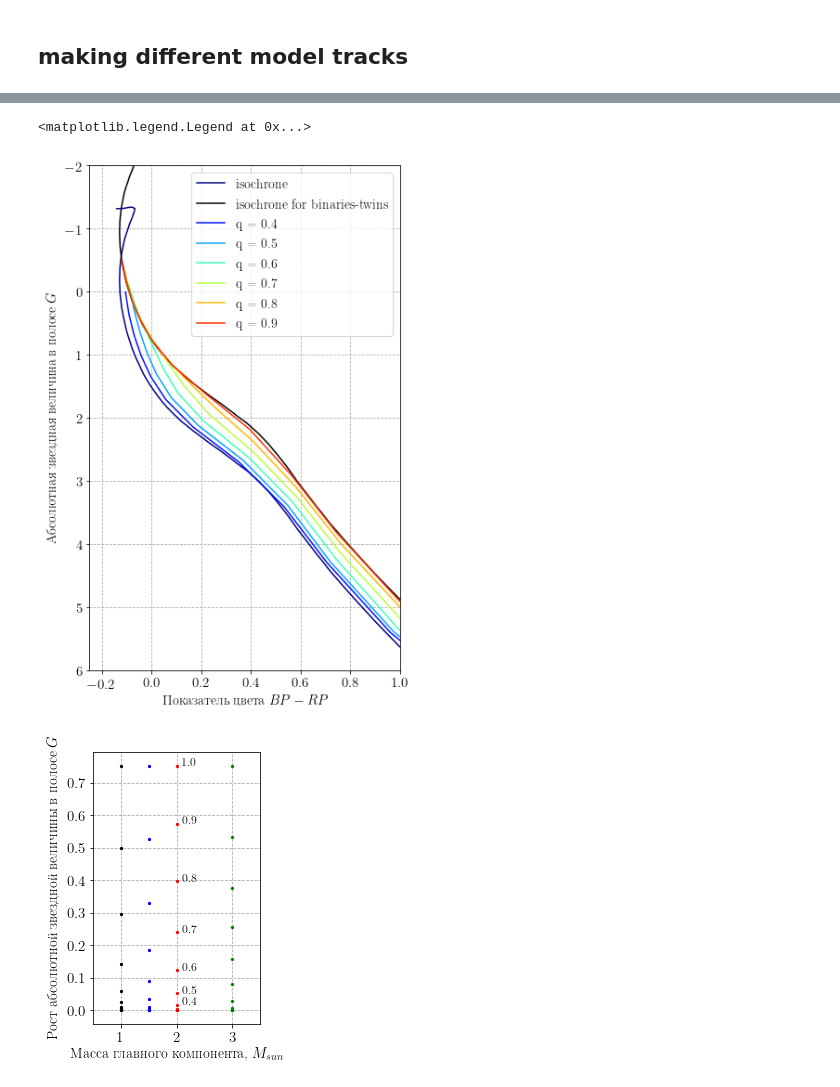
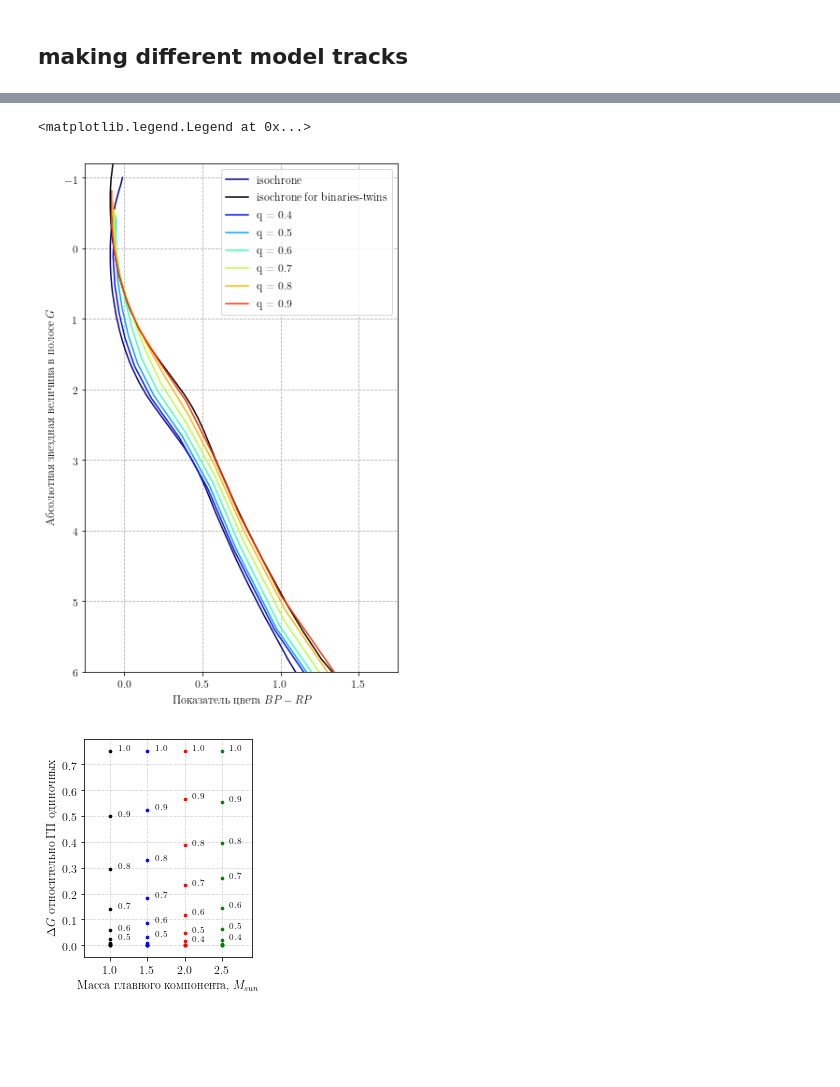
Before and after one commit to olgaborodina/GAIA_binaries, a Jupyter notebook: model/binary_track.ipynb, the cells around one changed output, grey strips where cells are left out. Drawn from its saved outputs; the diff is of its cells as text; code cells hidden in the pictures; blank space fills up the shorter version.

```diff
--- a/model/binary_track.ipynb
+++ b/model/binary_track.ipynb
@@ -17,7 +17,7 @@ from pathlib import Path
 # %%
 MODEL_DIRECTORY = Path('../../model/')
 # %%
-isochrone = pd.read_csv(MODEL_DIRECTORY / (f'isochrone_model_8.38.txt'), delimiter='\\s+')
+isochrone = pd.read_csv(MODEL_DIRECTORY / (f'isochrone_model_8.5.txt'), delimiter='\\s+')
 # %%
 def interp (a, b, c):
     """get mass of starS with definite magnitude"""
@@ -77,7 +76,7 @@ def get_stars_with_q(q):
 stars_1 = get_stars_with_mass(1)
 stars_15 = get_stars_with_mass(1.5)
 stars_2 = get_stars_with_mass(2)
-stars_3 = get_stars_with_mass(3)
+stars_25 = get_stars_with_mass(2.5)
 
 stars_q05 = get_stars_with_q(0.5)
 stars_q04 = get_stars_with_q(0.4)
@@ -157,8 +157,10 @@ plt.xlabel('Показатель цвета $BP-RP$')
 plt.ylabel('Абсолютная звездная величина в полосе $G$', labelpad=8)
 
 #plt.yticks(np.arange(0.8,1.7, step=0.2))
-ax.set_xlim(-0.25,1)
-ax.set_ylim(-2,6)
+ax.set_xticks(np.arange(-0.5, 1.75, step=0.5))
+ax.set_xlim(-0.25, 1.75)
+
+ax.set_ylim(-1.2,6)
 
 ax.invert_yaxis()
 
@@ -167,41 +169,54 @@ ax.legend(loc='upper right')
 # plt.savefig(MODEL_DIRECTORY / (f"model_binaries_track.pdf"), bbox_inches = 'tight')
 # %% [output]
 <matplotlib.legend.Legend at 0x...>
-[figure, old version]
+[figure, new version]
 # %%
-fig, ax = plt.subplots(figsize=(3,5))
+fig, ax = plt.subplots(figsize=(3,4))
 
 ax.scatter ([1]*len(stars_1['G, mag']),
             stars_1['G, mag'].max() - stars_1['G, mag'],
-            c='black', s=5, zorder=100)
+            c='black', s=7, zorder=100)
 
 ax.scatter ([1.5]*len(stars_15['G, mag']),
             stars_15['G, mag'].max() - stars_15['G, mag'],
-            c='blue', s=5, zorder=100)
+            c='blue', s=7, zorder=100)
 
 ax.scatter ([2]*len(stars_2['G, mag']),
             stars_2['G, mag'].max() - stars_2['G, mag'],
-            c='red', s=5, zorder=100)
+            c='red', s=7, zorder=100)
 
-ax.scatter ([3]*len(stars_3['G, mag']),
-            stars_3['G, mag'].max() - stars_3['G, mag'],
-            c='green', s=5, zorder=100)
+ax.scatter ([2.5]*len(stars_25['G, mag']),
+            stars_25['G, mag'].max() - stars_25['G, mag'],
+            c='green', s=7, zorder=100)
 
-ax.grid(c='#aaaaaa', ls='--')
+ax.grid(c='#aaaaaa', ls='--', alpha=0.5)
 
 plt.xlabel('Масса главного компонента, $M_{sun}$')
-plt.ylabel('Рост абсолютной звездной величины в полосе $G$', labelpad=8)
+plt.ylabel('$\Delta G$ относительно ГП одиночных', labelpad=4)
 
-ax.set_xlim(0.5, 3.5)
+ax.set_xticks(np.arange(0, 3, 0.5))
+ax.set_xlim(0.65, 2.9)
 
 for i in range(4, len(stars_2)):
     q = stars_2.loc[i,'q']
-    ax.annotate("%.1f" % q, (2.1, stars_2.loc[0, 'G, mag'] - stars_2.loc[i,'G, mag']), size=12)
+    ax.annotate("%.1f" % q, (2.1, stars_2.loc[0, 'G, mag'] - stars_2.loc[i,'G, mag']), size=9)
+
+for i in range(4, len(stars_2)):
+    q = stars_25.loc[i,'q']
+    ax.annotate("%.1f" % q, (2.6, stars_25.loc[0, 'G, mag'] - stars_25.loc[i,'G, mag']), size=9)
+
+for i in range(5, len(stars_2)):
+    q = stars_1.loc[i,'q']
+    ax.annotate("%.1f" % q, (1.1, stars_1.loc[0, 'G, mag'] - stars_1.loc[i,'G, mag']), size=9)
+
+for i in range(5, len(stars_15)):
+    q = stars_15.loc[i,'q']
+    ax.annotate("%.1f" % q, (1.6, (stars_15.loc[0, 'G, mag'] - stars_15.loc[i,'G, mag'])), size=9)
 
 ax.tick_params(axis='both', which='major')
-plt.savefig(MODEL_DIRECTORY / (f"model_binaries_track_onlyG.pdf"), bbox_inches = 'tight')
+plt.savefig(MODEL_DIRECTORY / 'plots' /(f"model_binaries_track_onlyG.pdf"), bbox_inches = 'tight')
 # %% [output]
-[figure, old version]
+[figure, new version]
 # %%
 fig, ax = plt.subplots(figsize=(6,10))
 
```
Also changed, not shown: parts of 3 cells of this notebook.
